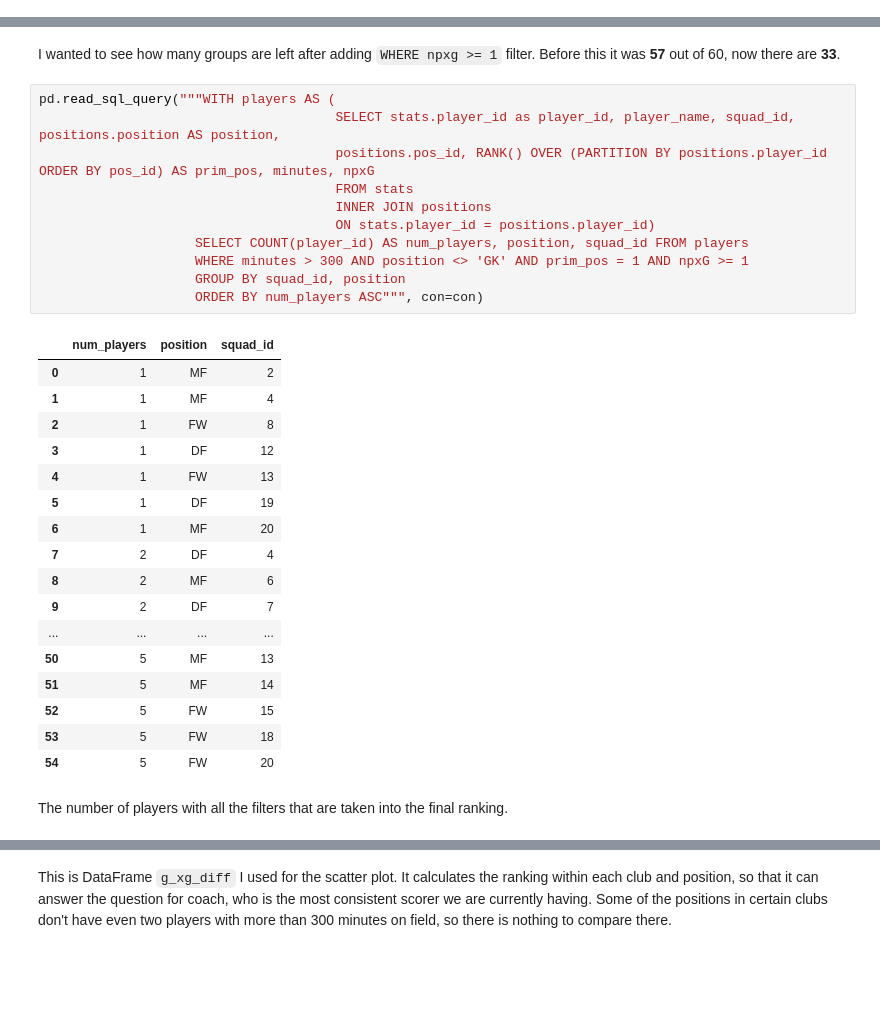
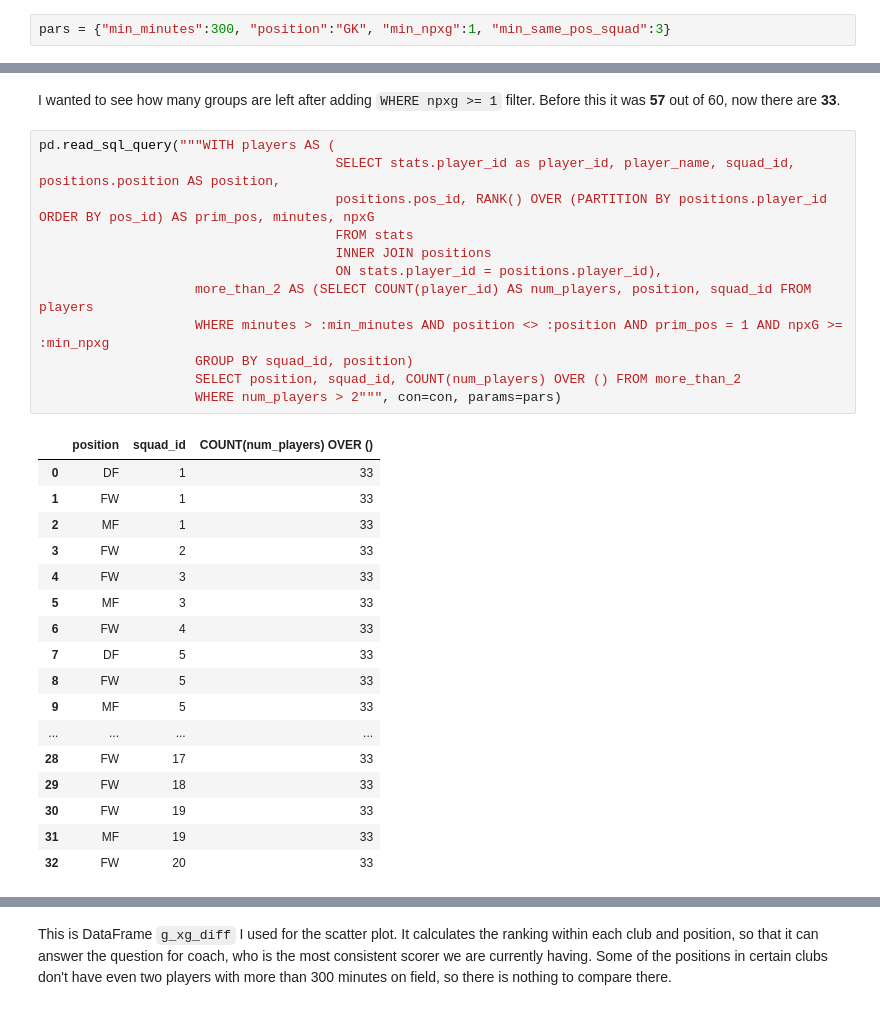
Before and after one commit to TobiaszKuc/_football_analysis, a Jupyter notebook: SQL_Learn/SQL-FBrefPremierLeagueData/PLxGPerformance.ipynb, the cells around one changed output, grey strips where cells are left out. Cells and saved outputs as stored; diff of their text form; blank space fills up the shorter version.

```diff
--- a/SQL_Learn/SQL-FBrefPremierLeagueData/PLxGPerformance.ipynb
+++ b/SQL_Learn/SQL-FBrefPremierLeagueData/PLxGPerformance.ipynb
@@ -52,6 +52,8 @@ pd.read_sql_query("SELECT * FROM positions", con=con)
 | 615 | 615 | 492 | MF |
 | 616 | 616 | 493 | MF |
 617 rows × 3 columns
+# %%
+pars = {"min_minutes":300, "position":"GK", "min_npxg":1, "min_same_pos_squad":3}
 # %% [markdown]
 Bottom fifteen underperformers in terms of `non-penalty goals - non-penalty expected goals` overall.
 # %%
@@ -317,31 +321,30 @@ I wanted to see how many groups are left after adding `WHERE npxg >= 1` filter.
 # %%
 pd.read_sql_query("""WITH players AS (
                                       SELECT stats.player_id as player_id, player_name, squad_id, positions.position AS position,
                                       positions.pos_id, RANK() OVER (PARTITION BY positions.player_id ORDER BY pos_id) AS prim_pos, minutes, npxG
                                       FROM stats
                                       INNER JOIN positions
-                                      ON stats.player_id = positions.player_id)
-                    SELECT COUNT(player_id) AS num_players, position, squad_id FROM players
-                    WHERE minutes > 300 AND position <> 'GK' AND prim_pos = 1 AND npxG >= 1
-                    GROUP BY squad_id, position
-                    ORDER BY num_players ASC""", con=con)
+                                      ON stats.player_id = positions.player_id),
+                    more_than_2 AS (SELECT COUNT(player_id) AS num_players, position, squad_id FROM players
+                    WHERE minutes > :min_minutes AND position <> :position AND prim_pos = 1 AND npxG >= :min_npxg
+                    GROUP BY squad_id, position)
+                    SELECT position, squad_id, COUNT(num_players) OVER () FROM more_than_2
+                    WHERE num_players > 2""", con=con, params=pars)
 # %% [output]
-|  | num_players | position | squad_id |
-| 0 | 1 | MF | 2 |
-| 1 | 1 | MF | 4 |
-| 2 | 1 | FW | 8 |
-| 3 | 1 | DF | 12 |
-| 4 | 1 | FW | 13 |
-| 5 | 1 | DF | 19 |
-| 6 | 1 | MF | 20 |
-| 7 | 2 | DF | 4 |
-| 8 | 2 | MF | 6 |
-| 9 | 2 | DF | 7 |
+|  | position | squad_id | COUNT(num_players) OVER () |
+| 0 | DF | 1 | 33 |
+| 1 | FW | 1 | 33 |
+| 2 | MF | 1 | 33 |
+| 3 | FW | 2 | 33 |
+| 4 | FW | 3 | 33 |
+| 5 | MF | 3 | 33 |
+| 6 | FW | 4 | 33 |
+| 7 | DF | 5 | 33 |
+| 8 | FW | 5 | 33 |
+| 9 | MF | 5 | 33 |
 | ... | ... | ... | ... |
-| 50 | 5 | MF | 13 |
-| 51 | 5 | MF | 14 |
-| 52 | 5 | FW | 15 |
-| 53 | 5 | FW | 18 |
-| 54 | 5 | FW | 20 |
+| 28 | FW | 17 | 33 |
+| 29 | FW | 18 | 33 |
+| 30 | FW | 19 | 33 |
+| 31 | MF | 19 | 33 |
+| 32 | FW | 20 | 33 |
-# %% [markdown]
-The number of players with all the filters that are taken into the final ranking.
```
Also changed, not shown: parts of 17 cells of this notebook, 1 other file.
